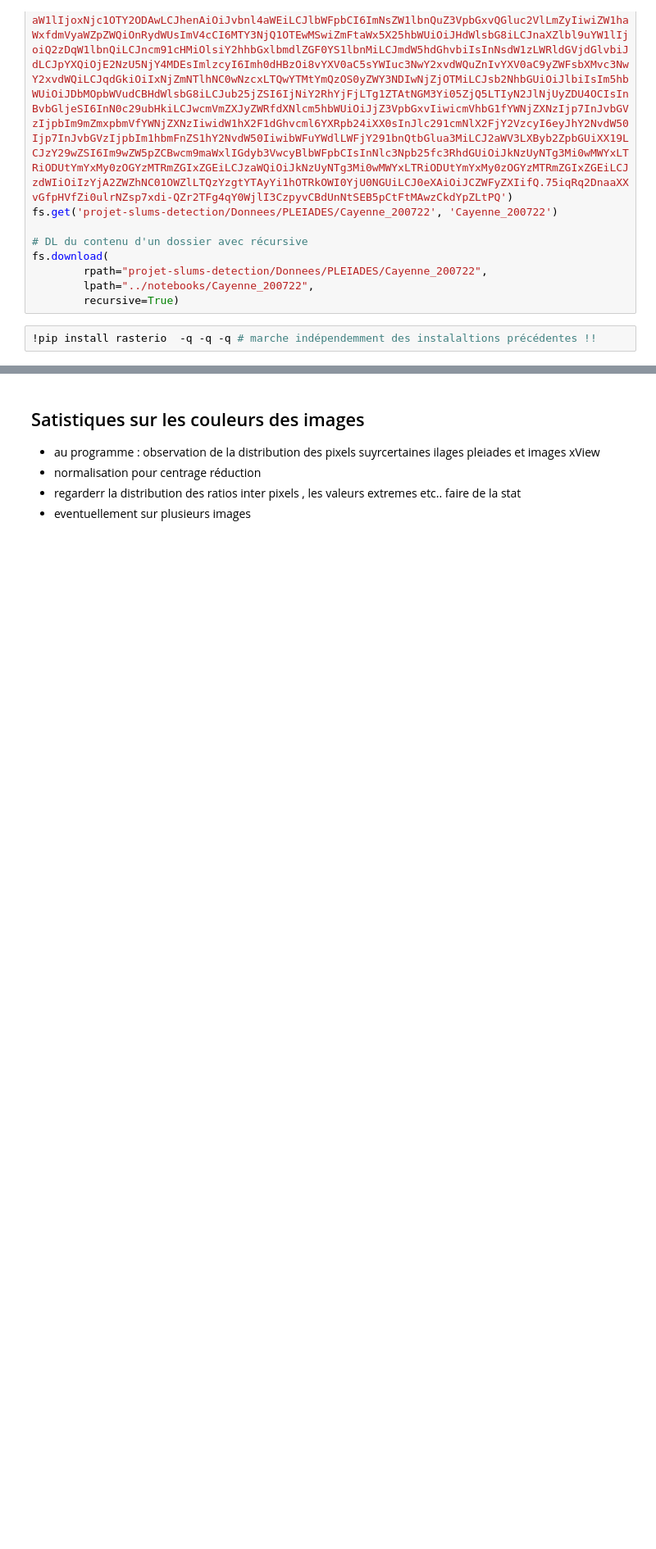
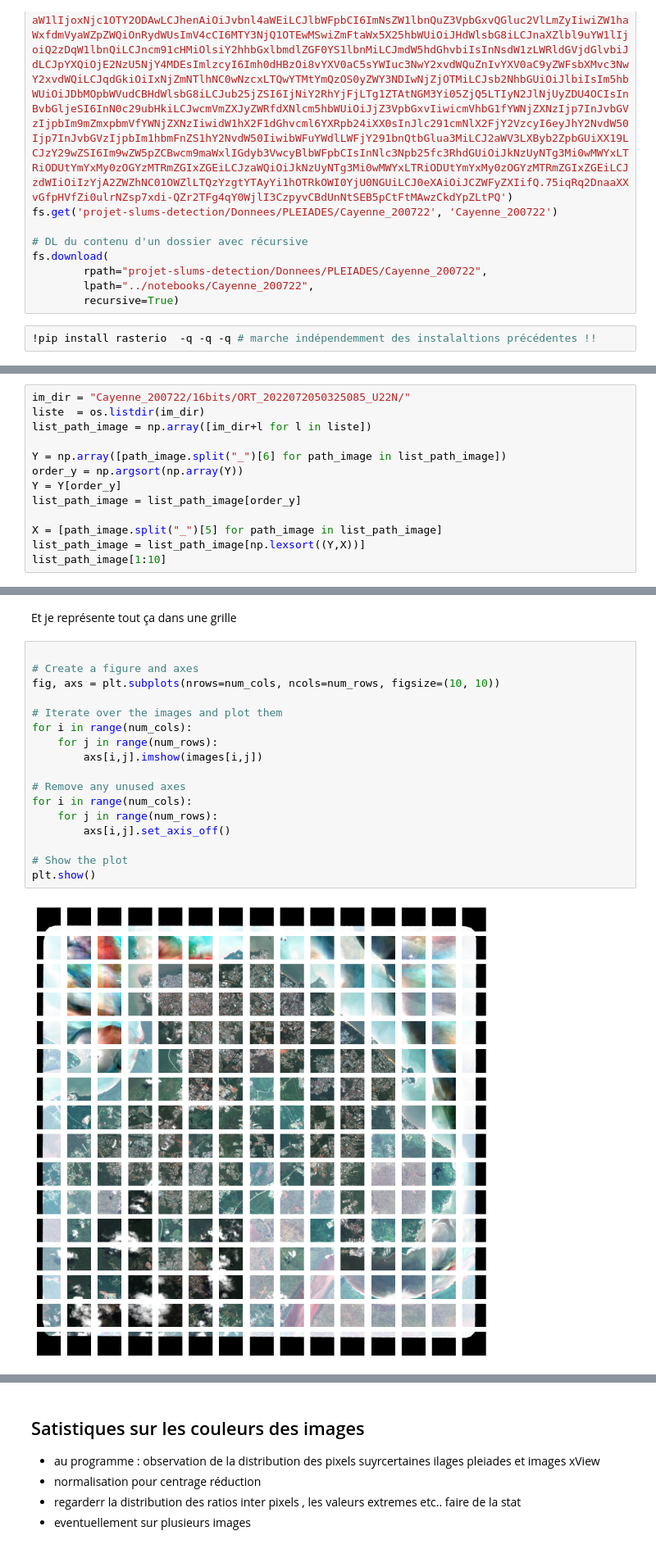
Before and after one commit to InseeFrLab/detection-habitat-spontane, a Jupyter notebook: notebooks/used_labelled_data.ipynb, the cells around one changed output, grey strips where cells are left out. Shown at 82% size. Drawn from its saved outputs; the diff is of its cells as text; blank space fills up the shorter version.

```diff
--- a/notebooks/used_labelled_data.ipynb
+++ b/notebooks/used_labelled_data.ipynb
@@ -348,0 +339,13 @@ fs.download(
+# %%
+im_dir = "Cayenne_200722/16bits/ORT_2022072050325085_U22N/"
+liste  = os.listdir(im_dir)
+list_path_image = np.array([im_dir+l for l in liste])
+
+Y = np.array([path_image.split("_")[6] for path_image in list_path_image])
+order_y = np.argsort(np.array(Y))
+Y = Y[order_y]
+list_path_image = list_path_image[order_y]
+
+X = [path_image.split("_")[5] for path_image in list_path_image]
+list_path_image = list_path_image[np.lexsort((Y,X))]
+list_path_image[1:10]
@@ -349 +404,22 @@ fs.download(
+# %% [markdown]
+Et je représente tout ça dans une grille
+# %%
+
+# Create a figure and axes
+fig, axs = plt.subplots(nrows=num_cols, ncols=num_rows, figsize=(10, 10))
+
+# Iterate over the images and plot them
+for i in range(num_cols):
+    for j in range(num_rows):
+        axs[i,j].imshow(images[i,j])
+
+# Remove any unused axes
+for i in range(num_cols):
+    for j in range(num_rows):
+        axs[i,j].set_axis_off()
+
+# Show the plot
+plt.show()
+# %% [output]
+[figure, added]
 # %%
```
Also changed, not shown: parts of 25 cells of this notebook.
